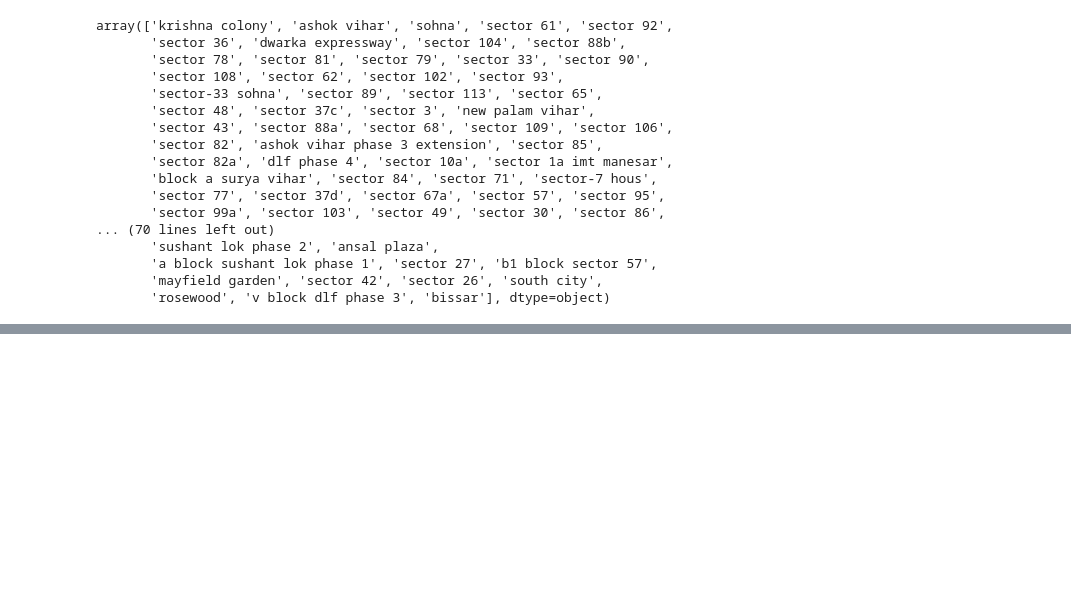
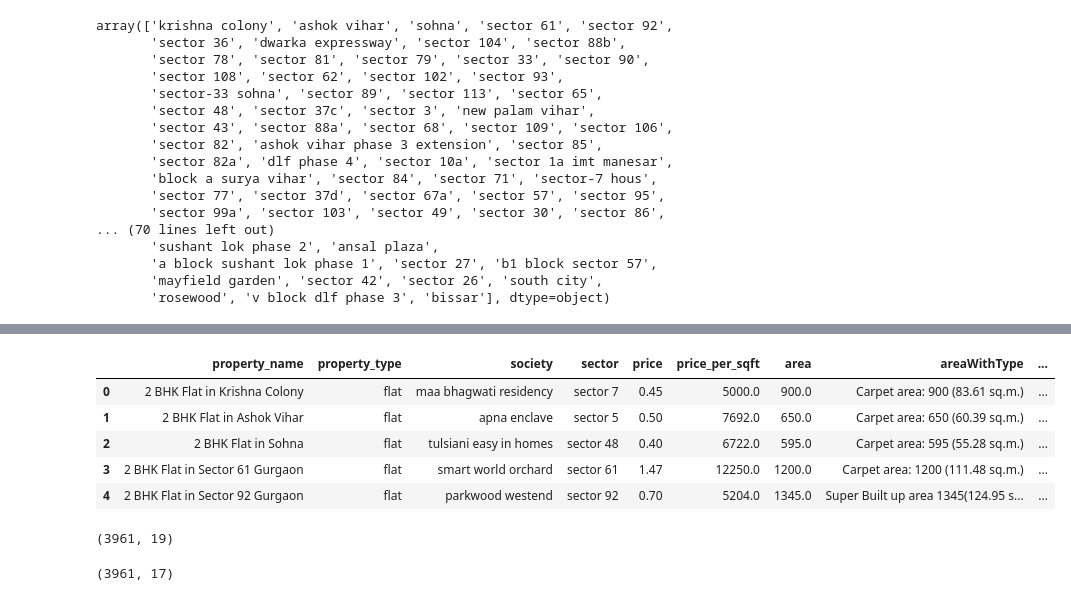
Before and after one commit to kaushalkumarma2025/house-price-prediction-india, a Jupyter notebook: notebooks/03_Merging_houses_flats.ipynb, the cells around one changed output, grey strips where cells are left out. Drawn from its saved outputs; the diff is of its cells as text; code cells hidden in the pictures; blank space fills up the shorter version.

```diff
--- a/notebooks/03_Merging_houses_flats.ipynb
+++ b/notebooks/03_Merging_houses_flats.ipynb
@@ -274,0 +273,13 @@ np.int64(3961)
+# %%
+df.head(5)
+# %% [output]
+|  | property_name | property_type | society | sector | price | price_per_sqft | area | areaWithType | ... |
+| 0 | 2 BHK Flat in Krishna Colony | flat | maa bhagwati residency | sector 7 | 0.45 | 5000.0 | 900.0 | Carpet area: 900 (83.61 sq.m.) | ... |
+| 1 | 2 BHK Flat in Ashok Vihar | flat | apna enclave | sector 5 | 0.50 | 7692.0 | 650.0 | Carpet area: 650 (60.39 sq.m.) | ... |
+| 2 | 2 BHK Flat in Sohna | flat | tulsiani easy in homes | sector 48 | 0.40 | 6722.0 | 595.0 | Carpet area: 595 (55.28 sq.m.) | ... |
+| 3 | 2 BHK Flat in Sector 61 Gurgaon | flat | smart world orchard | sector 61 | 1.47 | 12250.0 | 1200.0 | Carpet area: 1200 (111.48 sq.m.) | ... |
+| 4 | 2 BHK Flat in Sector 92 Gurgaon | flat | parkwood westend | sector 92 | 0.70 | 5204.0 | 1345.0 | Super Built up area 1345(124.95 s... | ... |
+# %%
+df.shape
+# %% [output]
+(3961, 19)
@@ -274,0 +288,4 @@ np.int64(3961)
+# %%
+df.shape
+# %% [output]
+(3961, 17)
```
Also changed, not shown: parts of 8 cells of this notebook, 2 other files.
